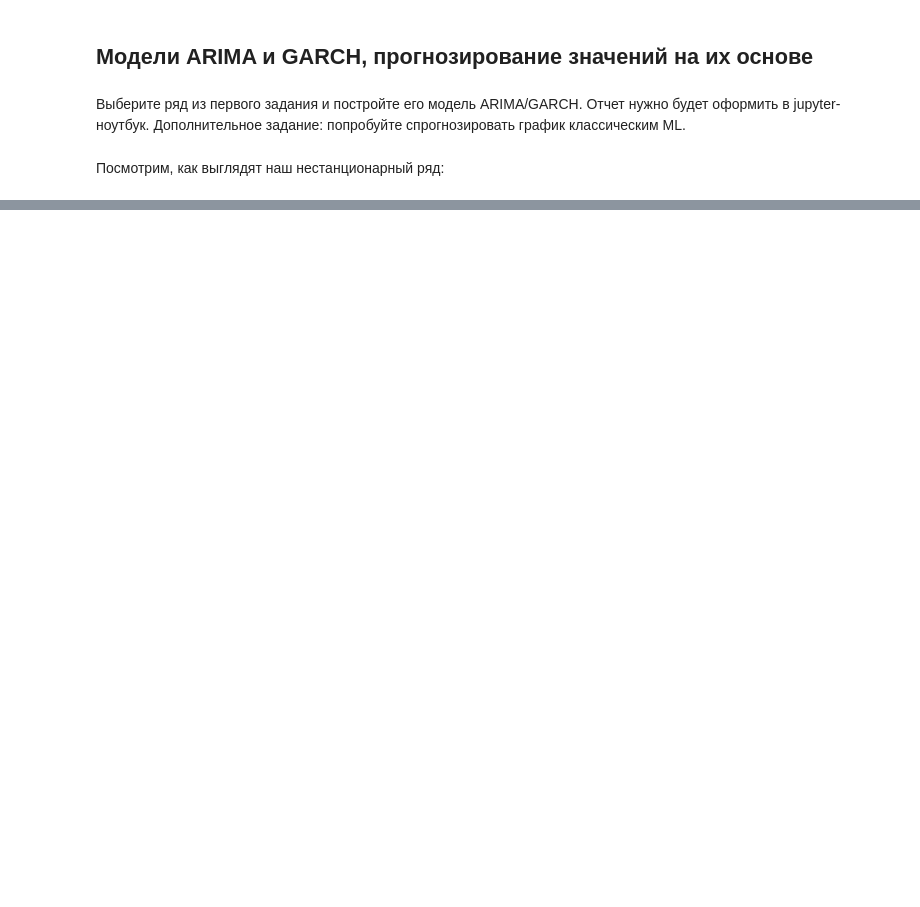
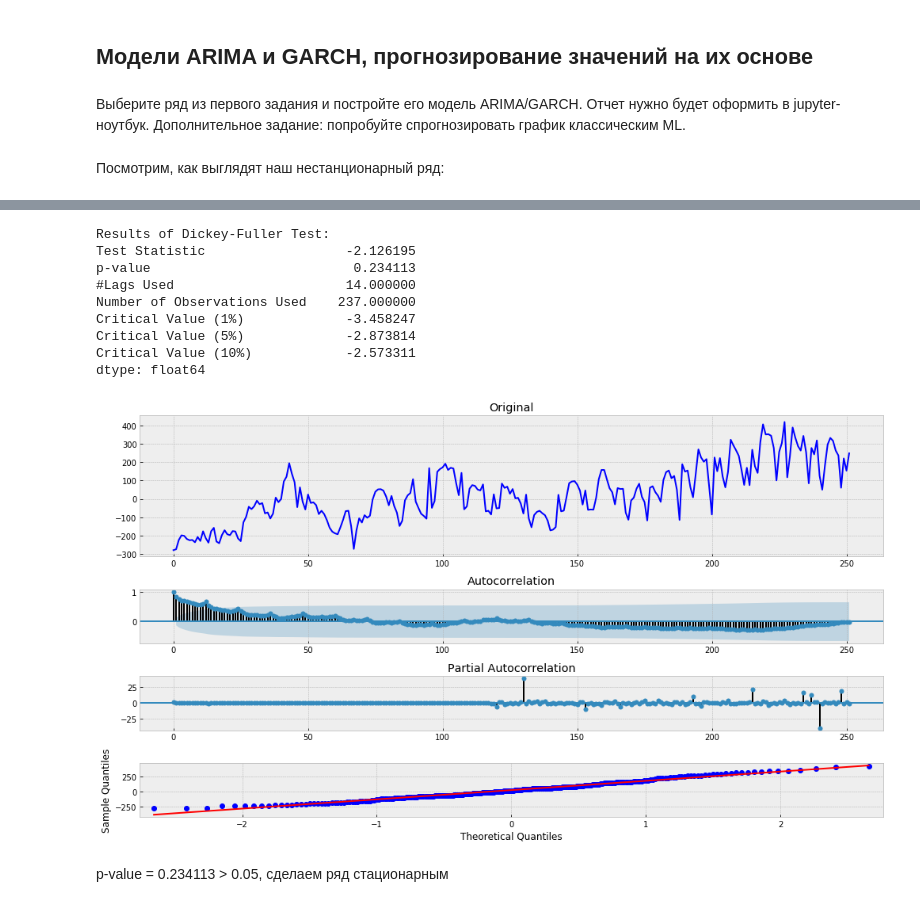
Before and after one commit to AlexeevVl/TimeSeriesForecasting, a Jupyter notebook: HW3.ipynb, the cells around one changed output, grey strips where cells are left out. Drawn from its saved outputs; the diff is of its cells as text; code cells hidden in the pictures; blank space fills up the shorter version.

```diff
--- a/HW3.ipynb
+++ b/HW3.ipynb
@@ -27,0 +33,8 @@ plt.tight_layout()
+# %%
+def test_stationarity(timeseries):
+    print('Results of Dickey-Fuller Test:')
+    dftest = adfuller(timeseries, autolag='AIC')
+    dfoutput = pd.Series(dftest[0:4], index=['Test Statistic', 'p-value', '#Lags Used', 'Number of Observations Used'])
+    for [key, value] in dftest[4].items():
+        dfoutput['Critical Value (%s)' % key] = value
+    print(dfoutput)
@@ -27,0 +112,10 @@ plt.tight_layout()
+# %%
+# Now we can fit the arch model using the best fit arima model parameters
+p_ = best_order[0]
+o_ = best_order[1]
+q_ = best_order[2]
+
+# Using student T distribution usually provides better fit
+am = arch_model(train["Count"], p=p_, o=o_, q=q_, dist='StudentsT')
+res = am.fit(update_freq=5, disp='off')
+print(res.summary())
@@ -27,0 +140,15 @@ plt.tight_layout()
+# %%
+tsplot(res.resid)
+# %% [output]
+Results of Dickey-Fuller Test:
+Test Statistic                  -2.126195
+p-value                          0.234113
+#Lags Used                      14.000000
+Number of Observations Used    237.000000
+Critical Value (1%)             -3.458247
+Critical Value (5%)             -2.873814
+Critical Value (10%)            -2.573311
+dtype: float64
+[figure, added]
+# %% [markdown]
+p-value = 0.234113 > 0.05, сделаем ряд стационарным
```
Also changed, not shown: parts of 20 cells of this notebook.
